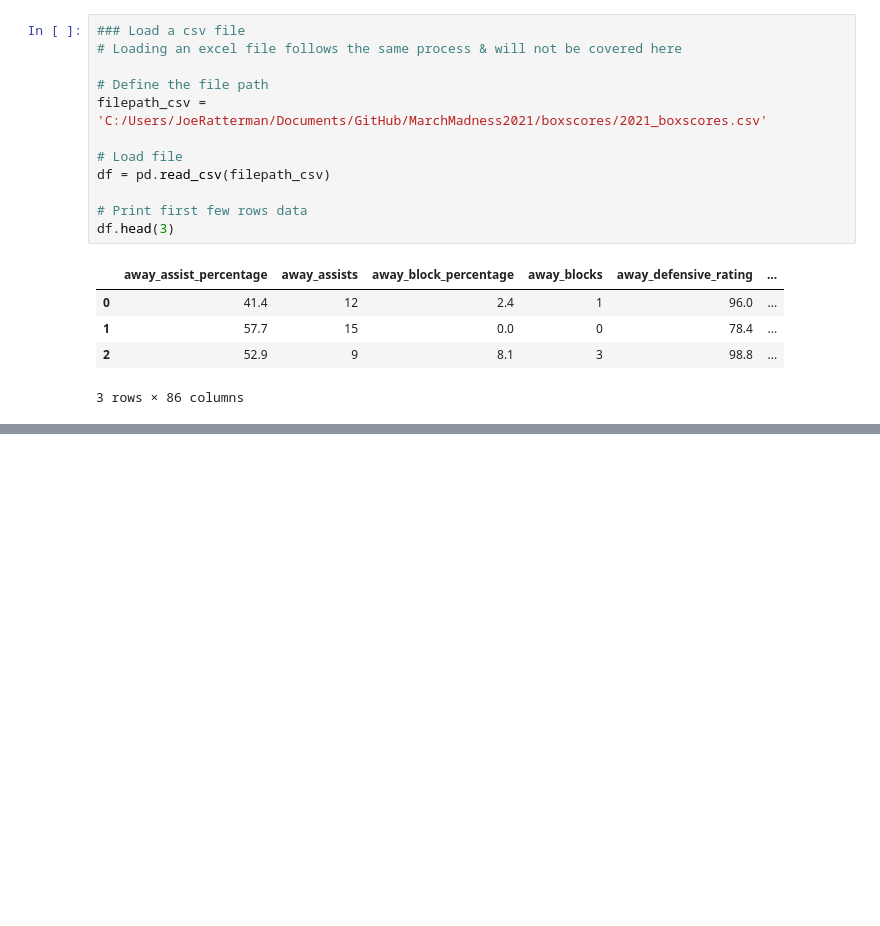
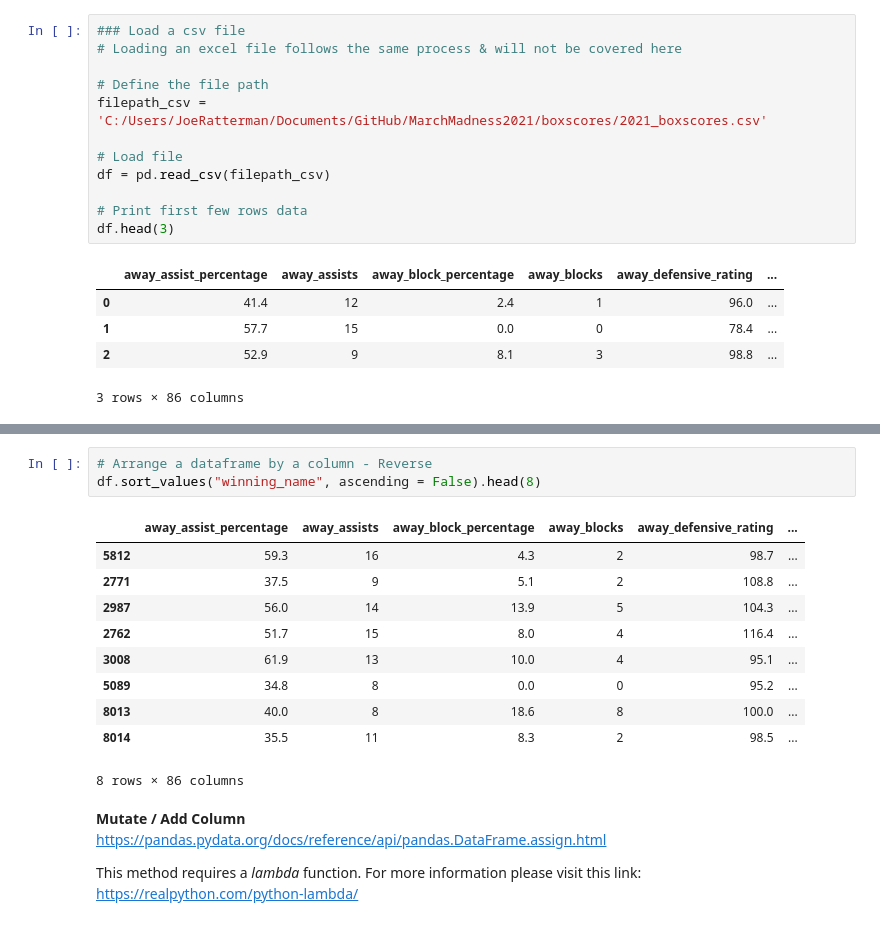
Before and after one commit to JoeRatterman-AMEND/python-training-material, a Jupyter notebook: python_tutorial.ipynb, the cells around one changed output, grey strips where cells are left out. Cells and saved outputs as stored; diff of their text form; blank space fills up the shorter version.

```diff
--- a/python_tutorial.ipynb
+++ b/python_tutorial.ipynb
@@ -150,0 +466,20 @@ SystemError: <class 'pyodbc.Error'> returned a result with an error set
+# %%
+# Arrange a dataframe by a column - Reverse
+df.sort_values("winning_name", ascending = False).head(8)
+# %% [output]
+|  | away_assist_percentage | away_assists | away_block_percentage | away_blocks | away_defensive_rating | ... |
+| 5812 | 59.3 | 16 | 4.3 | 2 | 98.7 | ... |
+| 2771 | 37.5 | 9 | 5.1 | 2 | 108.8 | ... |
+| 2987 | 56.0 | 14 | 13.9 | 5 | 104.3 | ... |
+| 2762 | 51.7 | 15 | 8.0 | 4 | 116.4 | ... |
+| 3008 | 61.9 | 13 | 10.0 | 4 | 95.1 | ... |
+| 5089 | 34.8 | 8 | 0.0 | 0 | 95.2 | ... |
+| 8013 | 40.0 | 8 | 18.6 | 8 | 100.0 | ... |
+| 8014 | 35.5 | 11 | 8.3 | 2 | 98.5 | ... |
+8 rows × 86 columns
+# %% [markdown]
+**Mutate / Add Column**<br>
+https://pandas.pydata.org/docs/reference/api/pandas.DataFrame.assign.html
+
+This method requires a *lambda* function. For more information please visit this link:<br>
+https://realpython.com/python-lambda/
```
Also changed, not shown: parts of 54 cells of this notebook, 3 other files.
